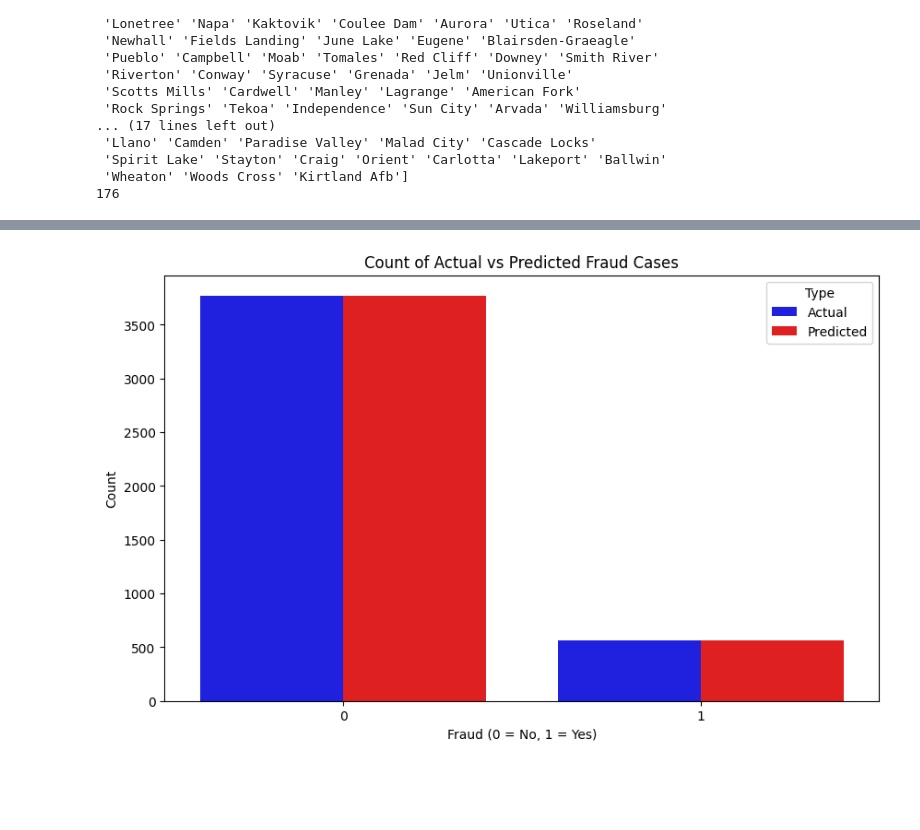
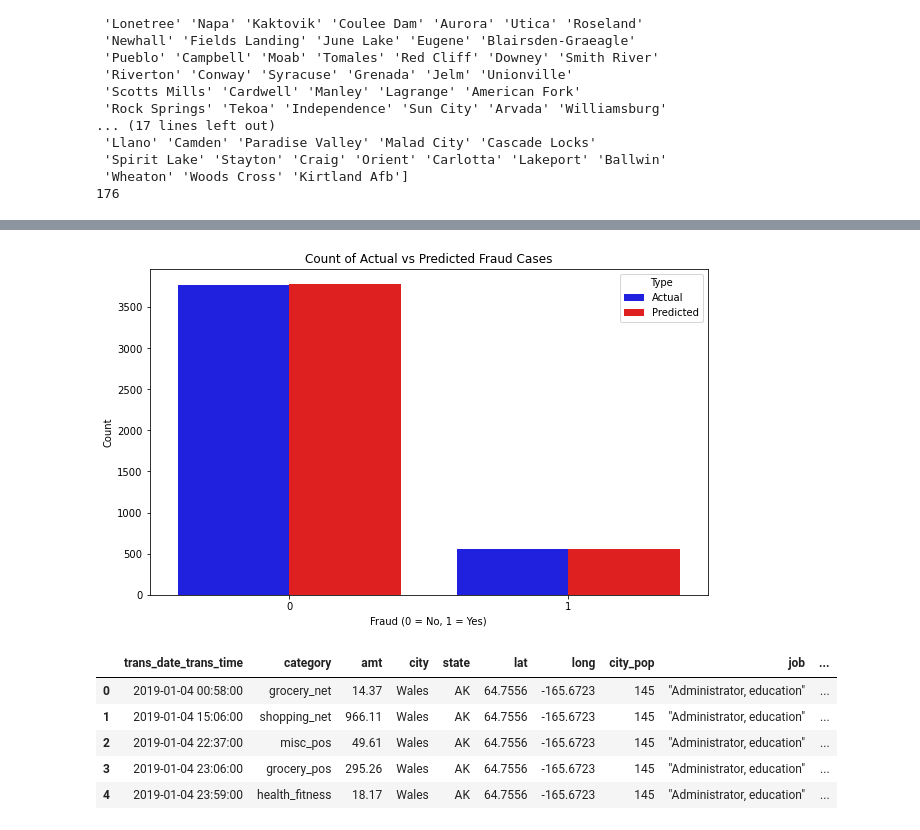
Before and after one commit to crouchbindcommit/credit-frauder, a Jupyter notebook: credit-card-fraud-detect.ipynb, the cells around one changed output, grey strips where cells are left out. Drawn from its saved outputs; the diff is of its cells as text; code cells hidden in the pictures; blank space fills up the shorter version.

```diff
--- a/credit-card-fraud-detect.ipynb
+++ b/credit-card-fraud-detect.ipynb
@@ -202,31 +246,47 @@ weighted avg       1.00      1.00      1.00      4334
 # %%
-## Plot
-results_df = pd.DataFrame({
-    'Actual': y_test,
-    'Predicted': y_pred
-})
+# ## Plot
+# results_df = pd.DataFrame({
+#     'Actual': y_test,
+#     'Predicted': y_pred
+# })
 
-#line
-plt.figure(figsize=(10, 6))
-sns.scatterplot(x='Actual', y='Predicted', data=results_df, color='blue', alpha=0.6)
-plt.plot([0, 1], [0, 1], 'r--')
-plt.title('Actual vs Predicted Fraud Detection')
-plt.xlabel('Actual')
-plt.ylabel('Predicted')
-plt.show()
+# #line
+# plt.figure(figsize=(10, 6))
+# sns.scatterplot(x='Actual', y='Predicted', data=results_df, color='blue', alpha=0.6)
+# plt.plot([0, 1], [0, 1], 'r--')
+# plt.title('Actual vs Predicted Fraud Detection')
+# plt.xlabel('Actual')
+# plt.ylabel('Predicted')
+# plt.show()
 
-#bar
-# Reshape the DataFrame to long format
-results_df_melted = pd.melt(results_df, var_name='Type', value_name='Value')
+# #bar
+# # Reshape the DataFrame to long format
+# results_df_melted = pd.melt(results_df, var_name='Type', value_name='Value')
 
-# Plo to distinguish between actual and predicted
-plt.figure(figsize=(10, 6))
-sns.countplot(x='Value', hue='Type', data=results_df_melted, palette={'Actual': 'blue', 'Predicted': 'red'})
+# # Plo to distinguish between actual and predicted
+# plt.figure(figsize=(10, 6))
+# sns.countplot(x='Value', hue='Type', data=results_df_melted, palette={'Actual': 'blue', 'Predicted': 'red'})
 
-plt.title('Count of Actual vs Predicted Fraud Cases')
-plt.xlabel('Fraud (0 = No, 1 = Yes)')
-plt.ylabel('Count')
-plt.show()
+# plt.title('Count of Actual vs Predicted Fraud Cases')
+# plt.xlabel('Fraud (0 = No, 1 = Yes)')
+# plt.ylabel('Count')
+# plt.show()
 # %% [output]
 [figure]
-[figure, old version]
+[figure, new version]
+# %%
+#add age into the dataframe using the transaction date and date of birth
+#make the data frame to use for the rest of the code
+data['dob'] = pd.to_datetime(data['dob'], format='%d-%m-%Y')
+data['trans_date_trans_time'] = pd.to_datetime(data['trans_date_trans_time'], format='%d-%m-%Y %H:%M')
+data['age'] = (data['trans_date_trans_time'] - data['dob']).dt.days // 365
+
+data['hour'] = data['trans_date_trans_time'].dt.hour
+data.head()
+# %% [output]
+|  | trans_date_trans_time | category | amt | city | state | lat | long | city_pop | job | ... |
+| 0 | 2019-01-04 00:58:00 | grocery_net | 14.37 | Wales | AK | 64.7556 | -165.6723 | 145 | "Administrator, education" | ... |
+| 1 | 2019-01-04 15:06:00 | shopping_net | 966.11 | Wales | AK | 64.7556 | -165.6723 | 145 | "Administrator, education" | ... |
+| 2 | 2019-01-04 22:37:00 | misc_pos | 49.61 | Wales | AK | 64.7556 | -165.6723 | 145 | "Administrator, education" | ... |
+| 3 | 2019-01-04 23:06:00 | grocery_pos | 295.26 | Wales | AK | 64.7556 | -165.6723 | 145 | "Administrator, education" | ... |
+| 4 | 2019-01-04 23:59:00 | health_fitness | 18.17 | Wales | AK | 64.7556 | -165.6723 | 145 | "Administrator, education" | ... |
```
Also changed, not shown: parts of 27 cells of this notebook.
